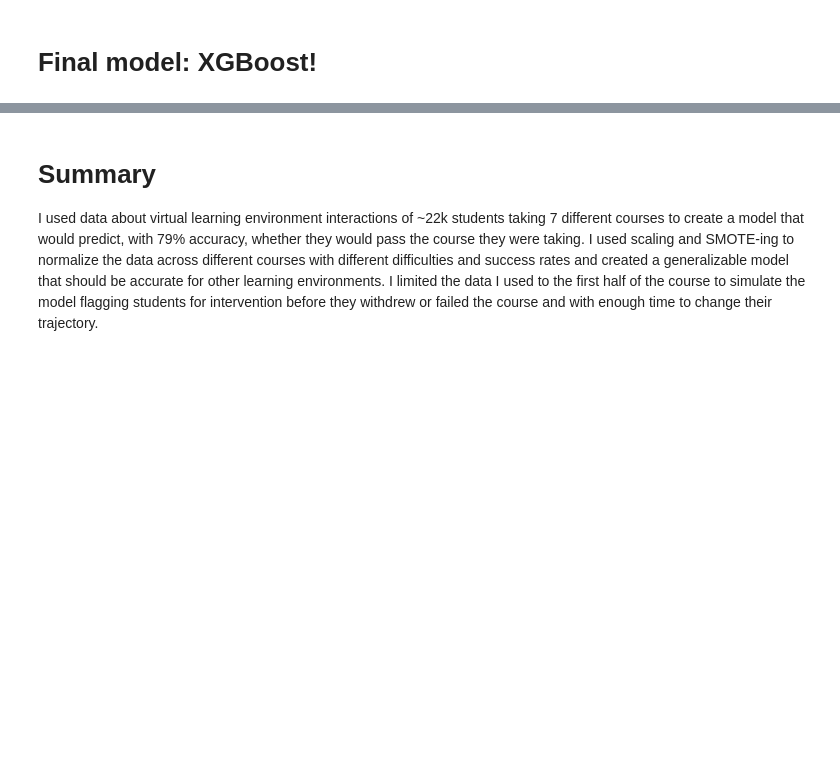
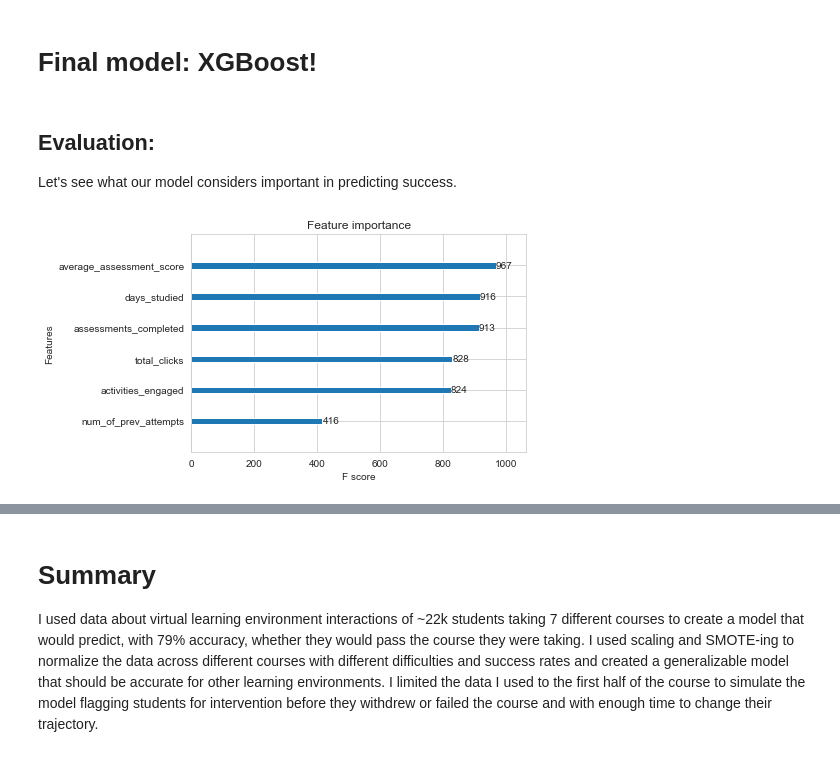
Before and after one commit to Caellwyn/ou_student_predictions, a Jupyter notebook: report/report_notebook.ipynb, the cells around one changed output, grey strips where cells are left out. Saved outputs shown, nothing was run; the diff lists cells and outputs as text; code cells hidden in the pictures; blank space fills up the shorter version.

```diff
--- a/report/report_notebook.ipynb
+++ b/report/report_notebook.ipynb
@@ -416,3 +414,13 @@ Validation scores across folds are:
 XGBoost proves itself again!  It performs better on both classes and achieves 79% overall accuracy on the hold-out dataset.  The validation folds are all in line with the final results, showing us we have avoided overfitting problems.  We have a winner!
 # %% [markdown]
 # Final model: XGBoost!
+# %% [markdown]
+## Evaluation:
+Let's see what our model considers important in predicting success.
+# %%
+from xgboost import plot_importance
+
+plot_importance(model)
+plt.savefig('../figures/XGB_final_model_feature_importance.png')
+# %% [output]
+[figure, added]
```
Also changed, not shown: parts of 6 cells of this notebook, 7 other files.
